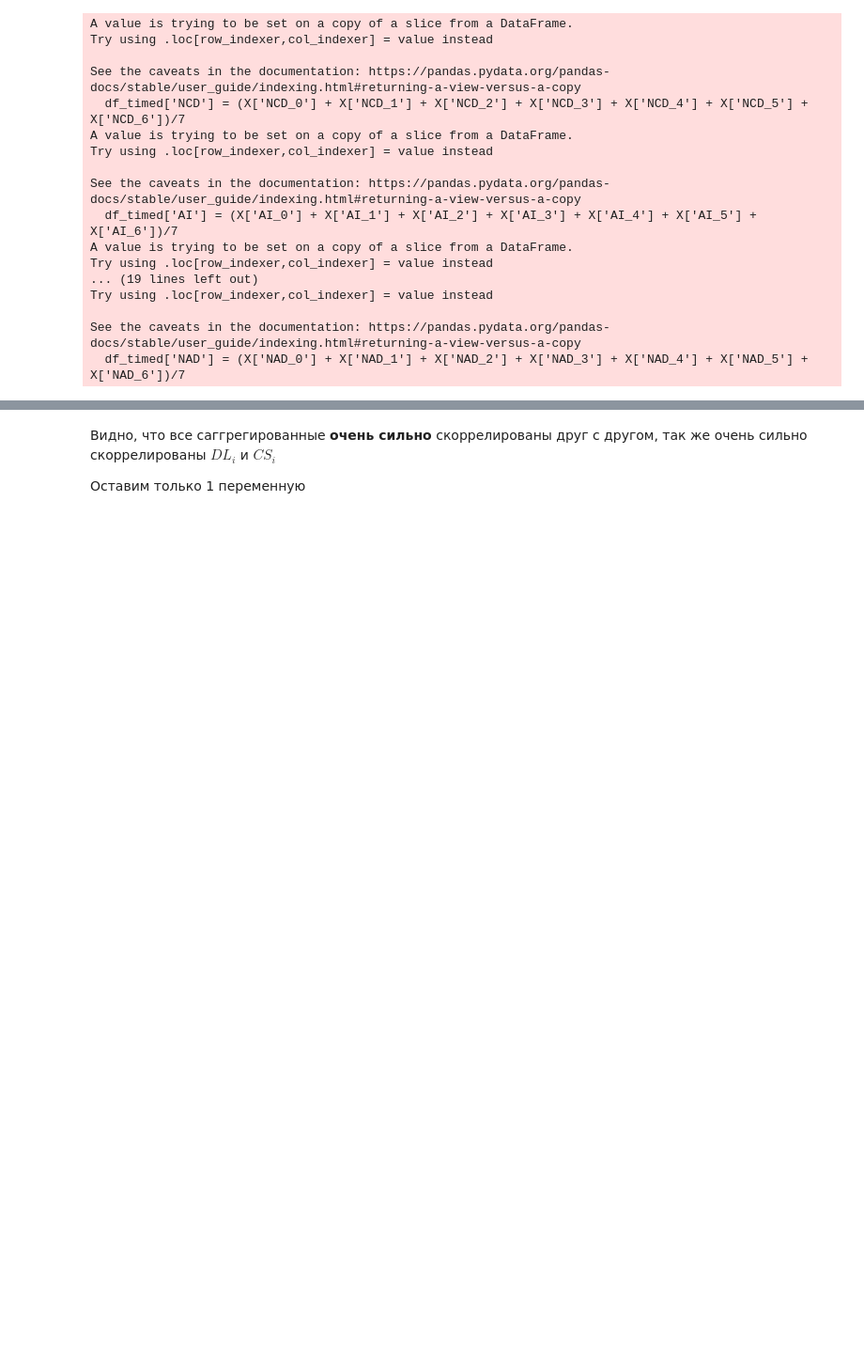
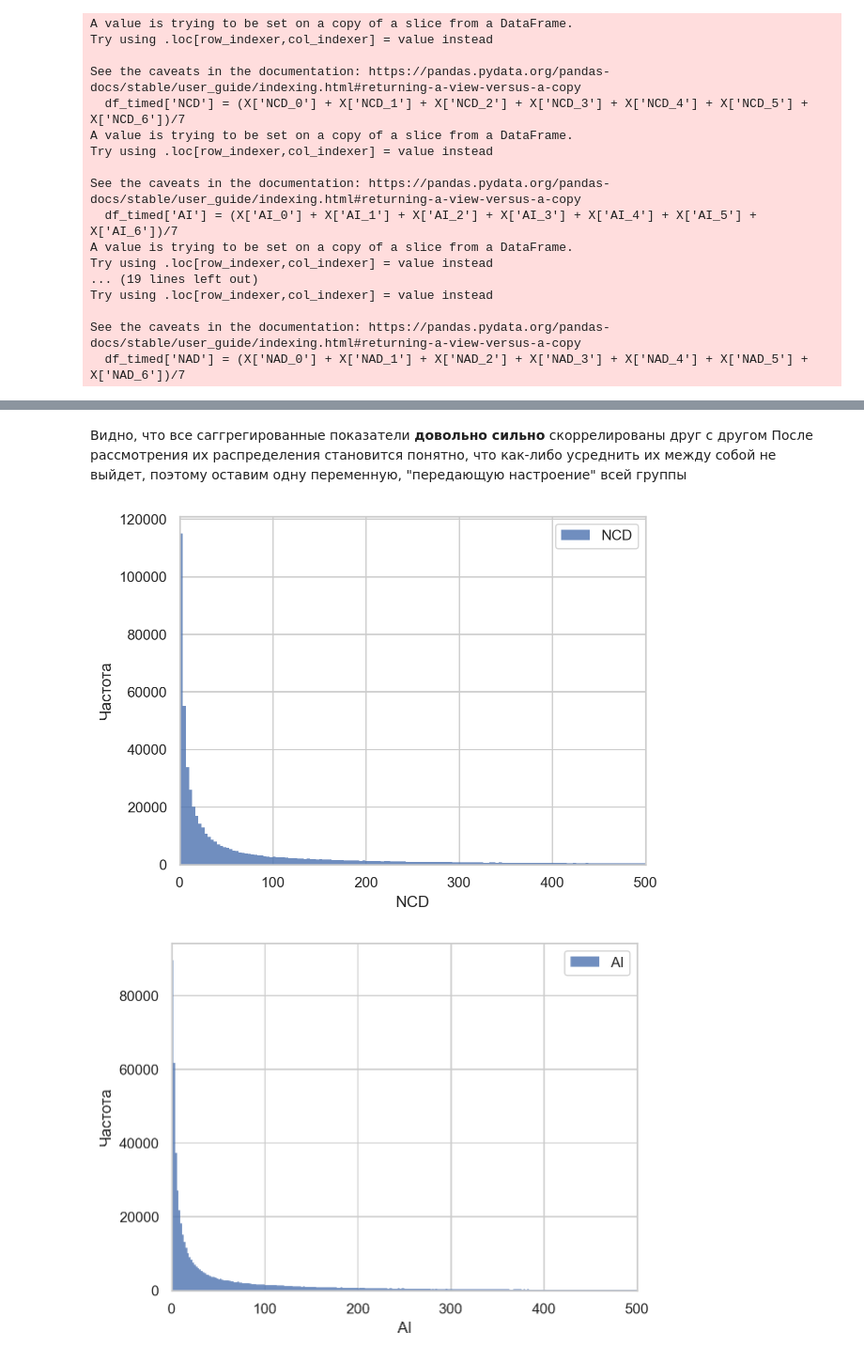
Before and after one commit to avo-milas/buzz_in_social_media, a Jupyter notebook: buzz_in_social_media.ipynb, the cells around one changed output, grey strips where cells are left out. Shown at 94% size. Drawn from its saved outputs; the diff is of its cells as text; code cells hidden in the pictures; blank space fills up the shorter version.

Commit message:
bugs fixed, distribution, linear regression added

```diff
--- a/buzz_in_social_media.ipynb
+++ b/buzz_in_social_media.ipynb
@@ -25,7 +27,16 @@ with open("Twitter.names") as f:
 import pandas as pd
 import seaborn as sns
 import matplotlib.pyplot as plt
+import numpy as np
+
+from sklearn.model_selection import train_test_split
+from sklearn.linear_model import LinearRegression
+from sklearn.metrics import mean_squared_error
+
 pd.set_option('display.max_columns', None)
+
+%config InlineBackend.figure_format = 'retina'
+sns.set(style='whitegrid', palette='deep')
 # %%
 colnames = ['NCD_0', 'NCD_1', 'NCD_2', 'NCD_3', 'NCD_4', 'NCD_5', 'NCD_6',
             'AI_0', 'AI_1', 'AI_2', 'AI_3', 'AI_4', 'AI_5', 'AI_6',
@@ -153,4 +152,16 @@ corr_matrix.style.background_gradient(cmap='coolwarm').format(precision=2)
 # %% [markdown]
-Видно, что все саггрегированные **очень сильно** скоррелированы друг с другом, так же очень сильно скоррелированы $DL_i$ и $CS_i$
-
-Оставим только 1 переменную
+Видно, что все саггрегированные показатели **довольно сильно** скоррелированы друг с другом
+После рассмотрения их распределения становится понятно, что как-либо усреднить их между собой не выйдет, поэтому оставим одну переменную, "передающую настроение" всей группы
+# %%
+pop_features = ['NCD', 'AI', 'AS(NA)', 'NAC', 'AS(NAC)', 'NA', 'NAD']
+
+for feat in pop_features:
+    sns.histplot(data=df_timed[feat], alpha=0.8, label=feat)
+    plt.xlabel(feat)
+    plt.ylabel('Частота')
+    plt.legend()
+    plt.xlim(0, 500)
+    plt.show()
+# %% [output]
+[figure, added]
+[figure, added]
```
Also changed, not shown: parts of 24 cells of this notebook.
